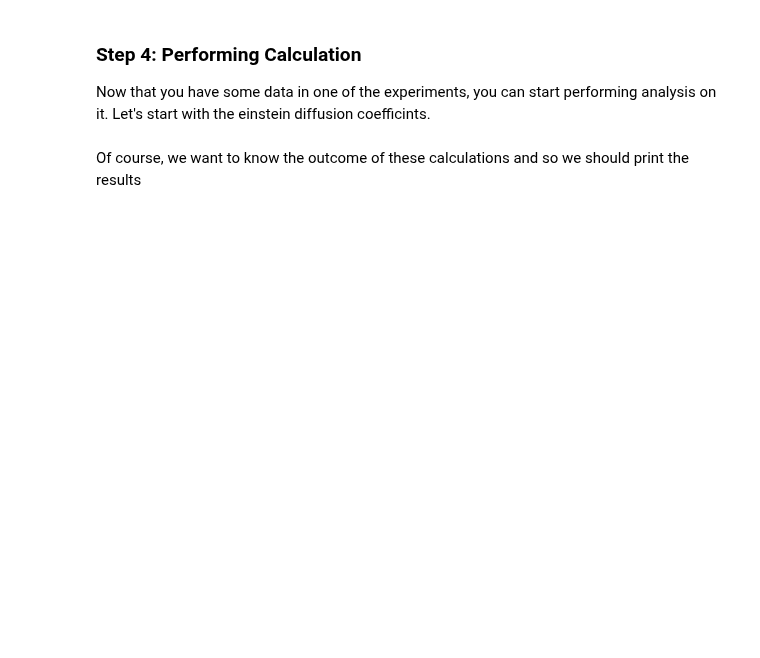
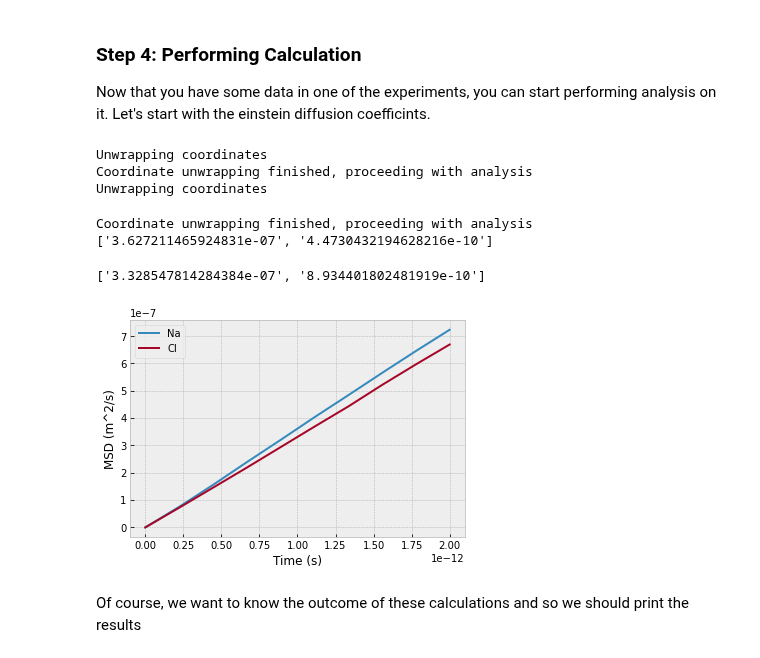
Before and after one commit to zincware/MDSuite, a Jupyter notebook: tutorials/walkthrough_notebooks/MDSuite_Binary_Salt_Walkthrough.ipynb, the cells around one changed output. Drawn from its saved outputs; the diff is of its cells as text; code cells hidden in the pictures; blank space fills up the shorter version.

```diff
--- a/tutorials/walkthrough_notebooks/MDSuite_Binary_Salt_Walkthrough.ipynb
+++ b/tutorials/walkthrough_notebooks/MDSuite_Binary_Salt_Walkthrough.ipynb
@@ -104,7 +102,15 @@ TypeError: Only 1D arrays allowed for fancy indexing
 
 Now that you have some data in one of the experiments, you can start performing analysis on it. Let's start with the einstein diffusion coefficints.
 # %%
-#NaCl_1400K.run_computation('EinsteinDiffusionCoefficients', plot=True, data_range=10, optimize=False)
+NaCl_1400K.run_computation('EinsteinDiffusionCoefficients', plot=True, data_range=10, optimize=False)
+# %% [output]
+Unwrapping coordinates
+Coordinate unwrapping finished, proceeding with analysis
+Unwrapping coordinates
+Coordinate unwrapping finished, proceeding with analysis
+['3.627211465924831e-07', '4.4730432194628216e-10']
+['3.328547814284384e-07', '8.934401802481919e-10']
+[figure, added]
 # %% [markdown]
 Of course, we want to know the outcome of these calculations and so we should print the results
 # %%
```
Also changed, not shown: parts of 2 cells of this notebook, 8 other files.
